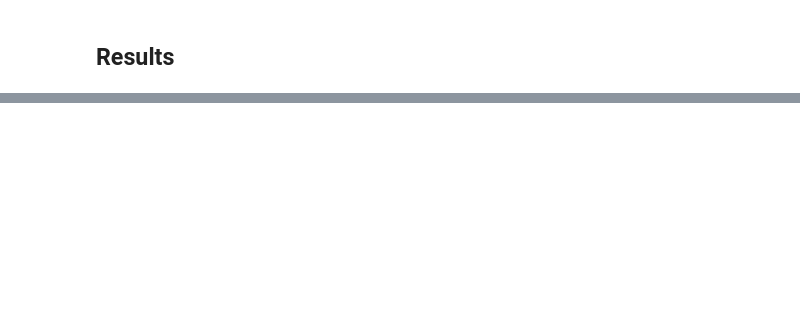
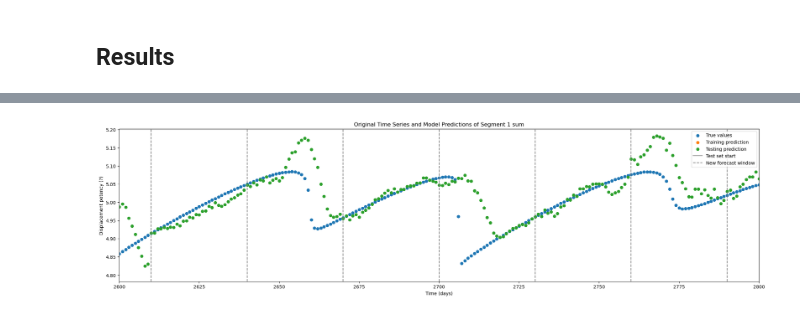
Before and after one commit to ai4er-cdt/earthquake-predictability, a Jupyter notebook: notebooks/CGB47 010 - Lab p4679 - TCN.ipynb, the cells around one changed output, grey strips where cells are left out. Saved outputs shown, nothing was run; the diff lists cells and outputs as text; code cells hidden in the pictures; blank space fills up the shorter version.

```diff
--- a/notebooks/CGB47 010 - Lab p4679 - TCN.ipynb
+++ b/notebooks/CGB47 010 - Lab p4679 - TCN.ipynb
@@ -159,3 +166,5 @@ plot_all_data_results(TEST_START_IDX, data_dict, results_dict, LOOKBACK, FORECAS
 # %%
-plot_all_data_results(TEST_START_IDX, data_dict, results_dict, LOOKBACK, FORECAST, TITLE, X_LABEL, Y_LABEL, ZOOM_WINDOW)
+plot_all_data_results(data_dict, results_dict, LOOKBACK, FORECAST, TITLE, X_LABEL, Y_LABEL, ZOOM_WINDOW, plot_type="scatter")
 # LOOK AT BOKE
+# %% [output]
+[figure, added]
```
Also changed, not shown: parts of 19 cells of this notebook, 9 other files.
